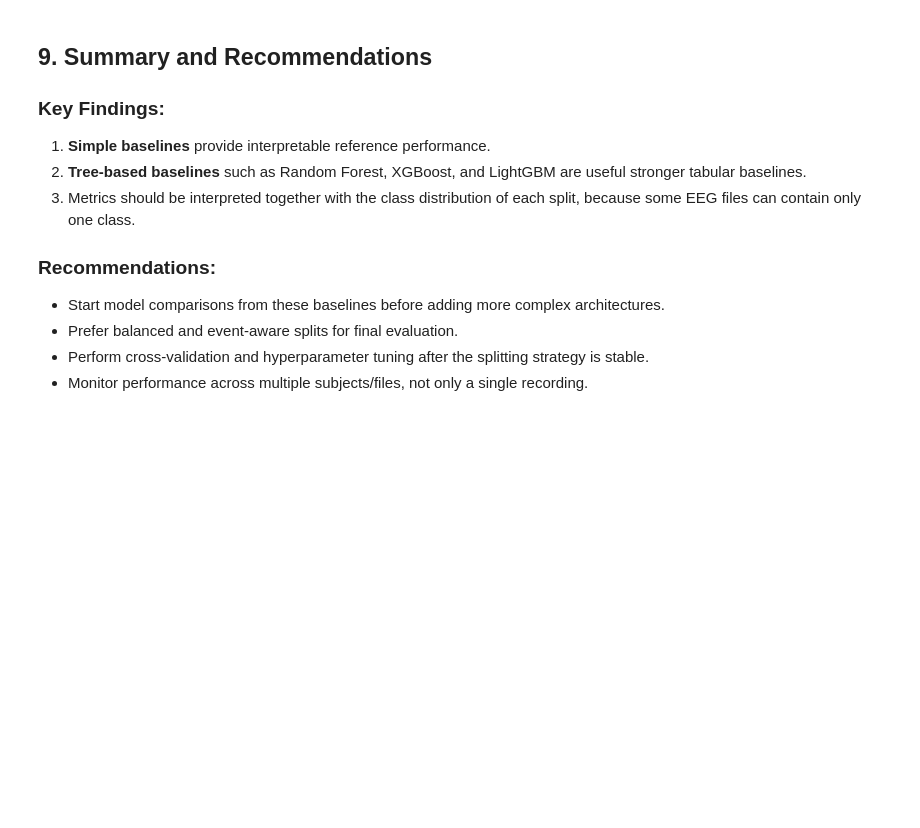
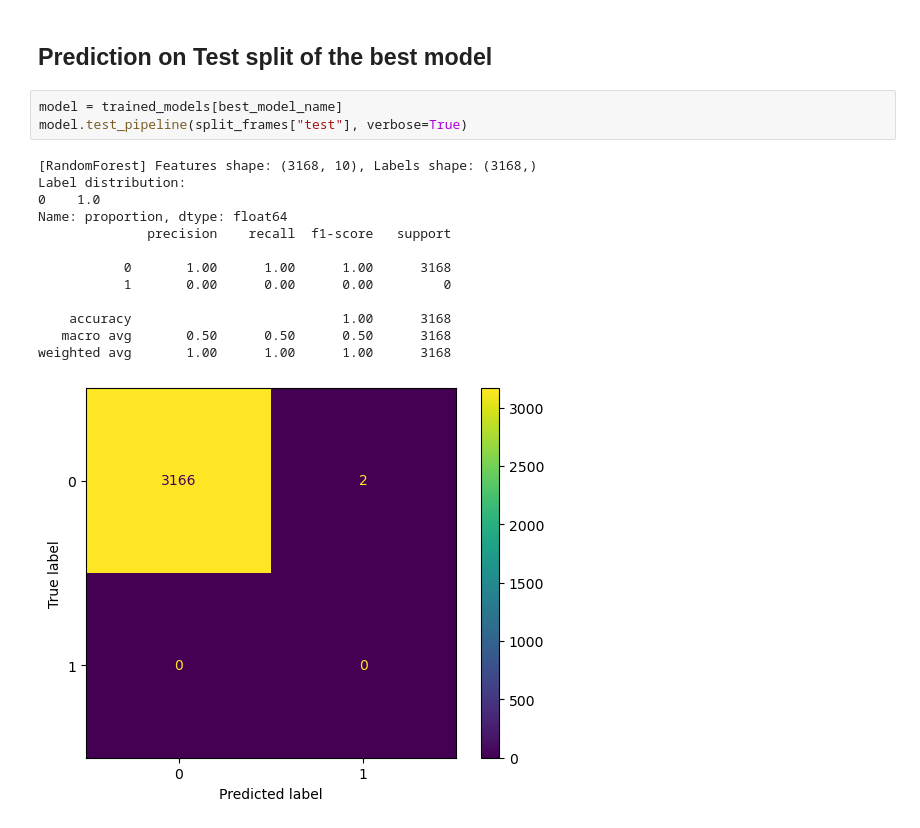
Before and after one commit to AlessiaBernacchia/EEG-epileptic-seizures-detection, a Jupyter notebook: notebooks/baseline_models/baseline_models.ipynb, the cells around one changed output. Drawn from its saved outputs; the diff is of its cells as text; blank space fills up the shorter version.

```diff
--- a/notebooks/baseline_models/baseline_models.ipynb
+++ b/notebooks/baseline_models/baseline_models.ipynb
@@ -283,13 +351,19 @@ print(f"Recall: {results_df.loc[best_model_name, 'recall']:.4f}")
-# %% [markdown]
-## 9. Summary and Recommendations
-
-### Key Findings:
-1. **Simple baselines** provide interpretable reference performance.
-2. **Tree-based baselines** such as Random Forest, XGBoost, and LightGBM are useful stronger tabular baselines.
-3. Metrics should be interpreted together with the class distribution of each split, because some EEG files can contain only one class.
-
-### Recommendations:
-- Start model comparisons from these baselines before adding more complex architectures.
-- Prefer balanced and event-aware splits for final evaluation.
-- Perform cross-validation and hyperparameter tuning after the splitting strategy is stable.
-- Monitor performance across multiple subjects/files, not only a single recording.
+# %% [markdown]
+## Prediction on Test split of the best model
+# %%
+model = trained_models[best_model_name]
+model.test_pipeline(split_frames["test"], verbose=True)
+# %% [output]
+[RandomForest] Features shape: (3168, 10), Labels shape: (3168,)
+Label distribution:
+0    1.0
+Name: proportion, dtype: float64
+              precision    recall  f1-score   support
+
+           0       1.00      1.00      1.00      3168
+           1       0.00      0.00      0.00         0
+
+    accuracy                           1.00      3168
+   macro avg       0.50      0.50      0.50      3168
+weighted avg       1.00      1.00      1.00      3168
+[figure, added]
```
Also changed, not shown: parts of 25 cells of this notebook, 3 other files.
